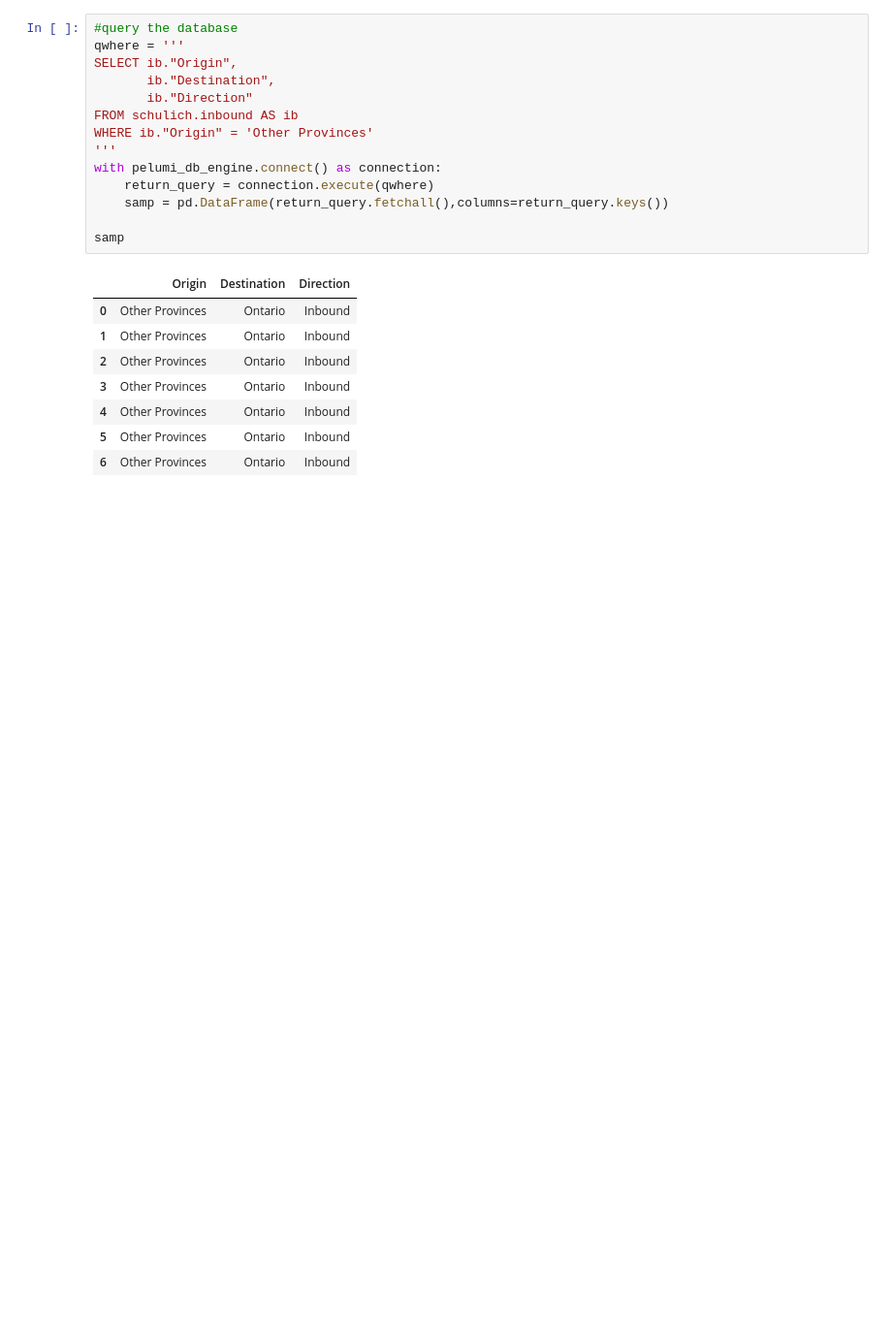
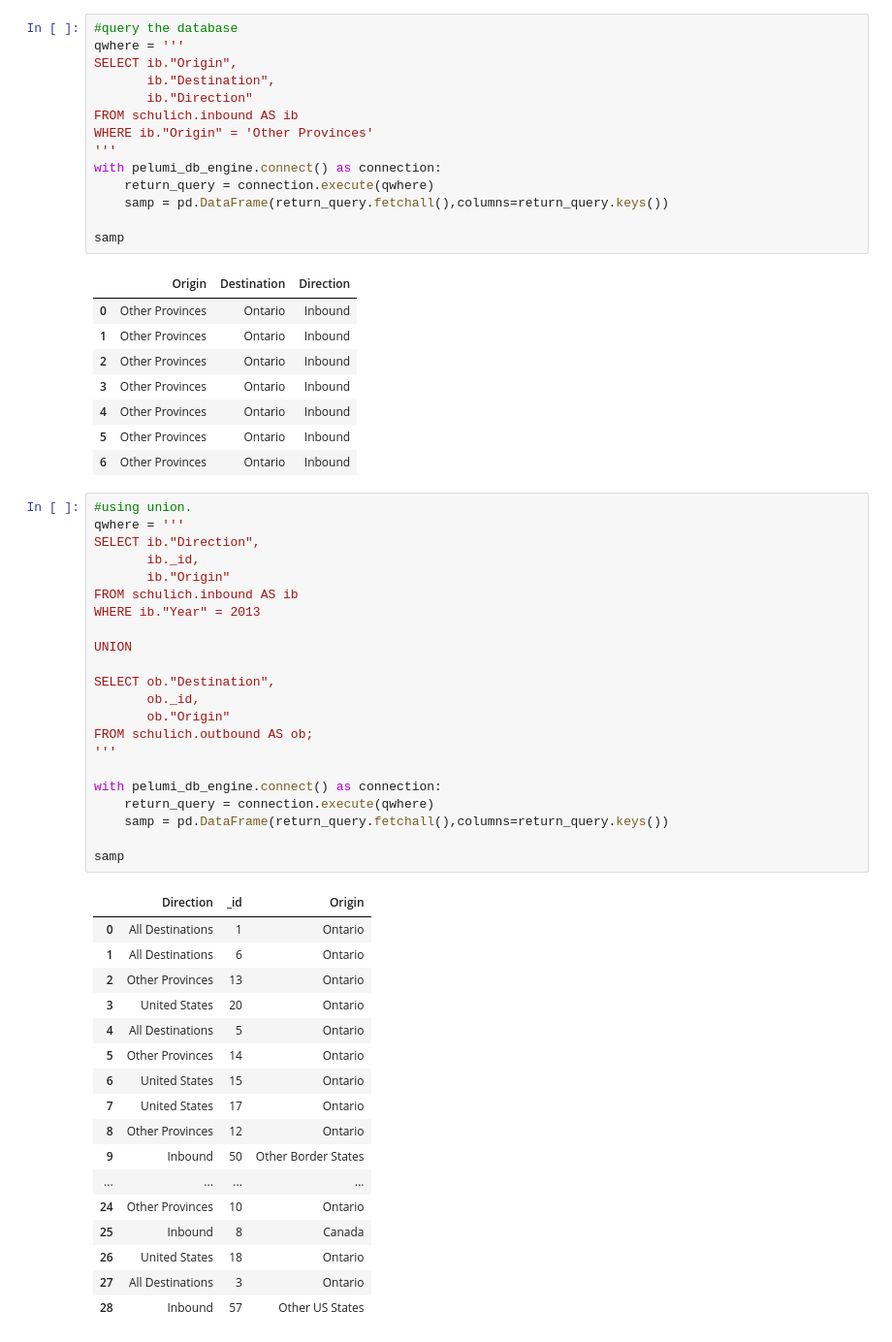
Before and after one commit to Pelumioluwa/Data-Science-Projects, a Jupyter notebook: Code /SQL_data_ingestion.ipynb, the cells around one changed output. Shown at 97% size. Saved outputs shown, nothing was run; the diff lists cells and outputs as text; blank space fills up the shorter version.

```diff
--- a/Code /SQL_data_ingestion.ipynb
+++ b/Code /SQL_data_ingestion.ipynb
@@ -623,3 +623,43 @@ samp
 | 4 | Other Provinces | Ontario | Inbound |
 | 5 | Other Provinces | Ontario | Inbound |
 | 6 | Other Provinces | Ontario | Inbound |
+# %%
+#using union.
+qwhere = '''
+SELECT ib."Direction",
+       ib._id,
+       ib."Origin"
+FROM schulich.inbound AS ib
+WHERE ib."Year" = 2013
+
+UNION
+
+SELECT ob."Destination",
+       ob._id,
+       ob."Origin"
+FROM schulich.outbound AS ob;
+'''
+
+with pelumi_db_engine.connect() as connection:
+    return_query = connection.execute(qwhere)
+    samp = pd.DataFrame(return_query.fetchall(),columns=return_query.keys())
+
+samp
+# %% [output]
+|  | Direction | _id | Origin |
+| 0 | All Destinations | 1 | Ontario |
+| 1 | All Destinations | 6 | Ontario |
+| 2 | Other Provinces | 13 | Ontario |
+| 3 | United States | 20 | Ontario |
+| 4 | All Destinations | 5 | Ontario |
+| 5 | Other Provinces | 14 | Ontario |
+| 6 | United States | 15 | Ontario |
+| 7 | United States | 17 | Ontario |
+| 8 | Other Provinces | 12 | Ontario |
+| 9 | Inbound | 50 | Other Border States |
+| ... | ... | ... | ... |
+| 24 | Other Provinces | 10 | Ontario |
+| 25 | Inbound | 8 | Canada |
+| 26 | United States | 18 | Ontario |
+| 27 | All Destinations | 3 | Ontario |
+| 28 | Inbound | 57 | Other US States |
```
